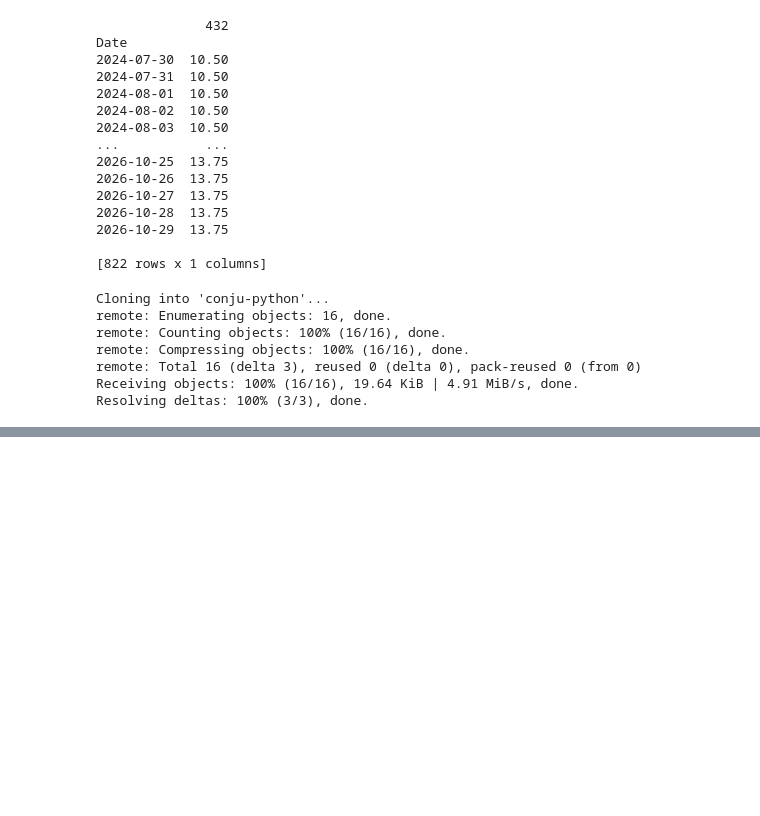
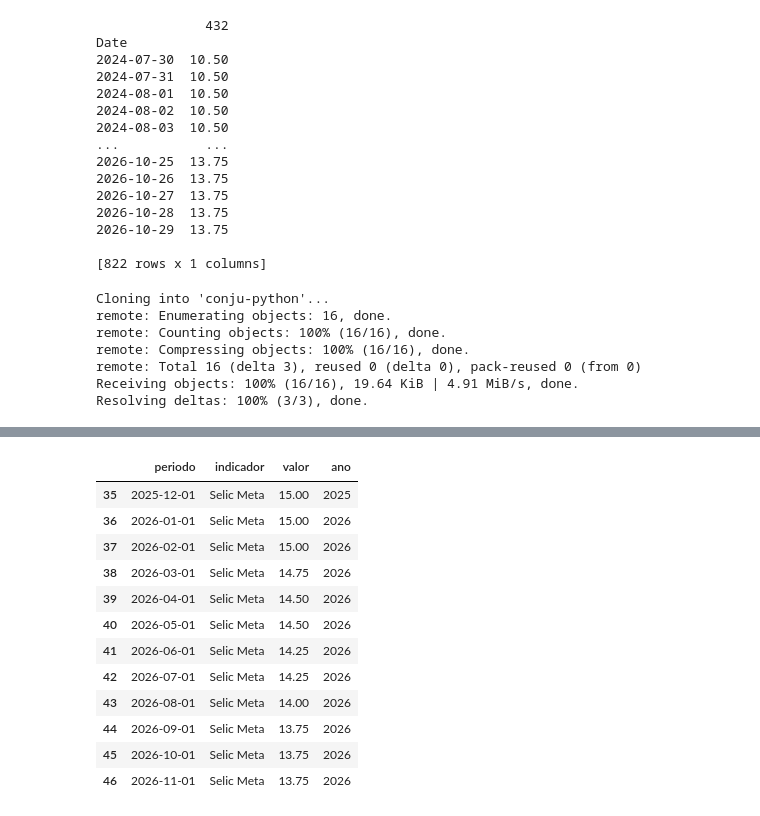
Before and after one commit to rodrigoesborges/conju-python, a Jupyter notebook: GRUPO_4_(Política_Monetária)_tabela_taxa_selic.ipynb, the cells around one changed output, grey strips where cells are left out. Saved outputs shown, nothing was run; the diff lists cells and outputs as text; code cells hidden in the pictures; blank space fills up the shorter version.

```diff
--- a/GRUPO_4_(Política_Monetária)_tabela_taxa_selic.ipynb
+++ b/GRUPO_4_(Política_Monetária)_tabela_taxa_selic.ipynb
@@ -71,0 +134,31 @@ Resolving deltas: 100% (3/3), done.
+# %%
+
+# Tabela Intermediária 1 - Selic vigente no ano
+
+tabela_intermediaria_1 = tabela_base.copy()
+
+tabela_intermediaria_1["ano"] = (
+    tabela_intermediaria_1["periodo"].dt.year
+)
+
+tabela_intermediaria_1 = (
+    tabela_intermediaria_1
+    .sort_values("periodo")
+    .reset_index(drop=True)
+)
+
+display(tabela_intermediaria_1.tail(12))
+# %% [output]
+|  | periodo | indicador | valor | ano |
+| 35 | 2025-12-01 | Selic Meta | 15.00 | 2025 |
+| 36 | 2026-01-01 | Selic Meta | 15.00 | 2026 |
+| 37 | 2026-02-01 | Selic Meta | 15.00 | 2026 |
+| 38 | 2026-03-01 | Selic Meta | 14.75 | 2026 |
+| 39 | 2026-04-01 | Selic Meta | 14.50 | 2026 |
+| 40 | 2026-05-01 | Selic Meta | 14.50 | 2026 |
+| 41 | 2026-06-01 | Selic Meta | 14.25 | 2026 |
+| 42 | 2026-07-01 | Selic Meta | 14.25 | 2026 |
+| 43 | 2026-08-01 | Selic Meta | 14.00 | 2026 |
+| 44 | 2026-09-01 | Selic Meta | 13.75 | 2026 |
+| 45 | 2026-10-01 | Selic Meta | 13.75 | 2026 |
+| 46 | 2026-11-01 | Selic Meta | 13.75 | 2026 |
```
Also changed, not shown: parts of 8 cells of this notebook.
